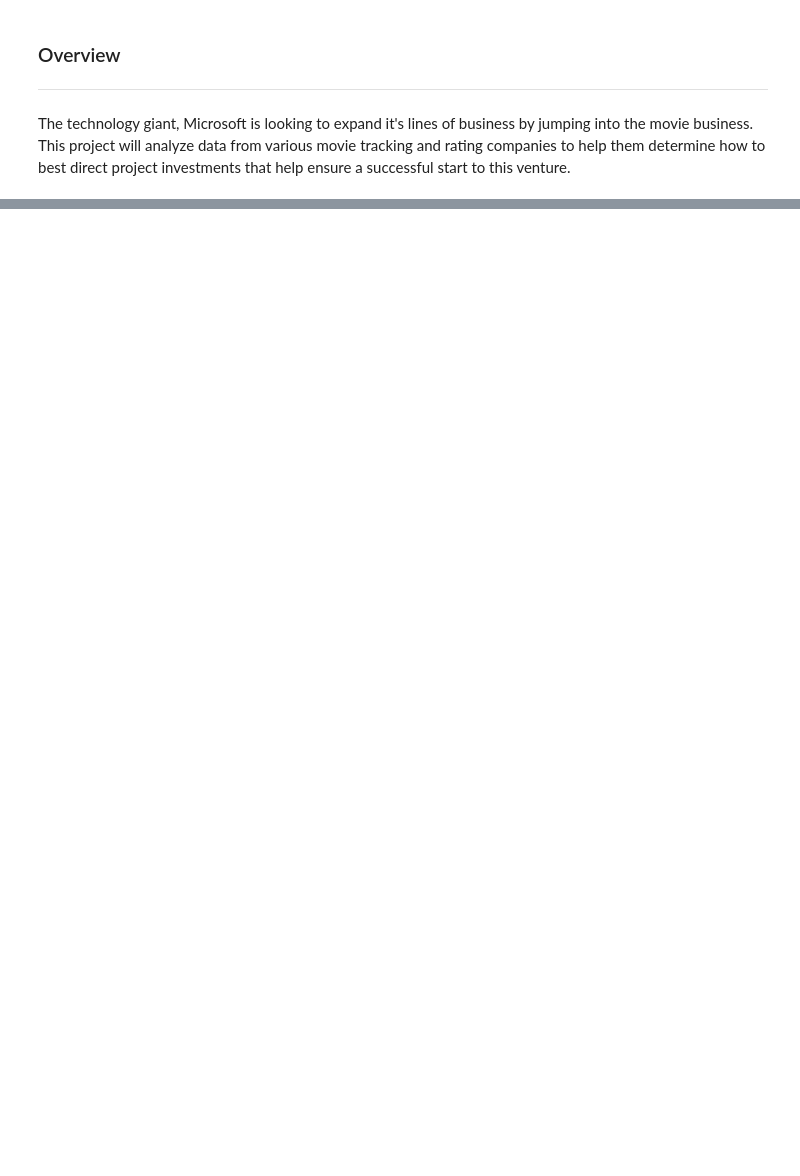
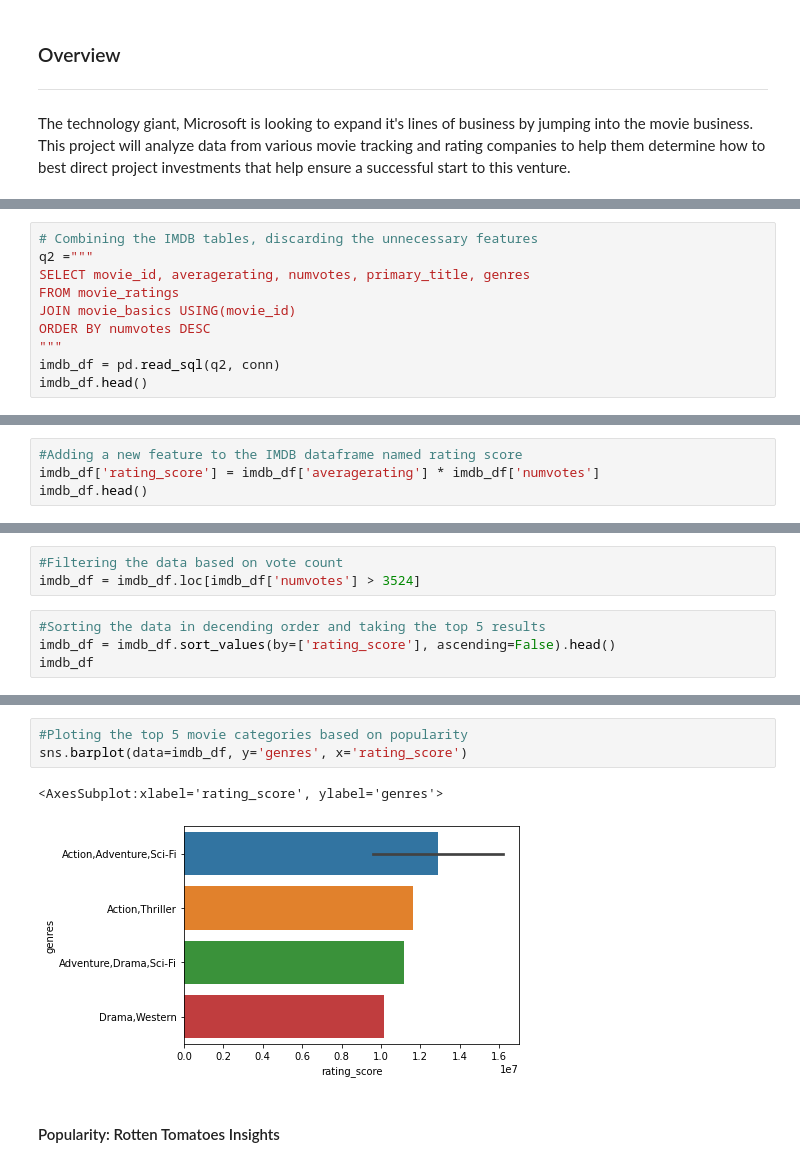
Before and after one commit to Tmoney80/Phase_1_Project-Microsoft-Movie-Studio-Recommendations, a Jupyter notebook: Microsoft Movie Studios Recommendations.ipynb, the cells around one changed output, grey strips where cells are left out. Saved outputs shown, nothing was run; the diff lists cells and outputs as text; blank space fills up the shorter version.

```diff
--- a/Microsoft Movie Studios Recommendations.ipynb
+++ b/Microsoft Movie Studios Recommendations.ipynb
@@ -61,0 +199,10 @@ To assess film popularity and film profitability we will examine five seperate d
+# %%
+# Combining the IMDB tables, discarding the unnecessary features
+q2 ="""
+SELECT movie_id, averagerating, numvotes, primary_title, genres
+FROM movie_ratings
+JOIN movie_basics USING(movie_id)
+ORDER BY numvotes DESC
+"""
+imdb_df = pd.read_sql(q2, conn)
+imdb_df.head()
@@ -61,0 +216,4 @@ To assess film popularity and film profitability we will examine five seperate d
+# %%
+#Adding a new feature to the IMDB dataframe named rating score
+imdb_df['rating_score'] = imdb_df['averagerating'] * imdb_df['numvotes']
+imdb_df.head()
@@ -61,0 +533,7 @@ To assess film popularity and film profitability we will examine five seperate d
+# %%
+#Filtering the data based on vote count
+imdb_df = imdb_df.loc[imdb_df['numvotes'] > 3524]
+# %%
+#Sorting the data in decending order and taking the top 5 results
+imdb_df = imdb_df.sort_values(by=['rating_score'], ascending=False).head()
+imdb_df
@@ -61,0 +547,12 @@ To assess film popularity and film profitability we will examine five seperate d
+# %%
+#Ploting the top 5 movie categories based on popularity
+sns.barplot(data=imdb_df, y='genres', x='rating_score')
+# %% [output]
+<AxesSubplot:xlabel='rating_score', ylabel='genres'>
+[figure, added]
+# %% [markdown]
+#### Popularity: Rotten Tomatoes Insights
+
+<p style="text-align: left;">
+
+</p>
```
Also changed, not shown: parts of 75 cells of this notebook, 2 other files.
